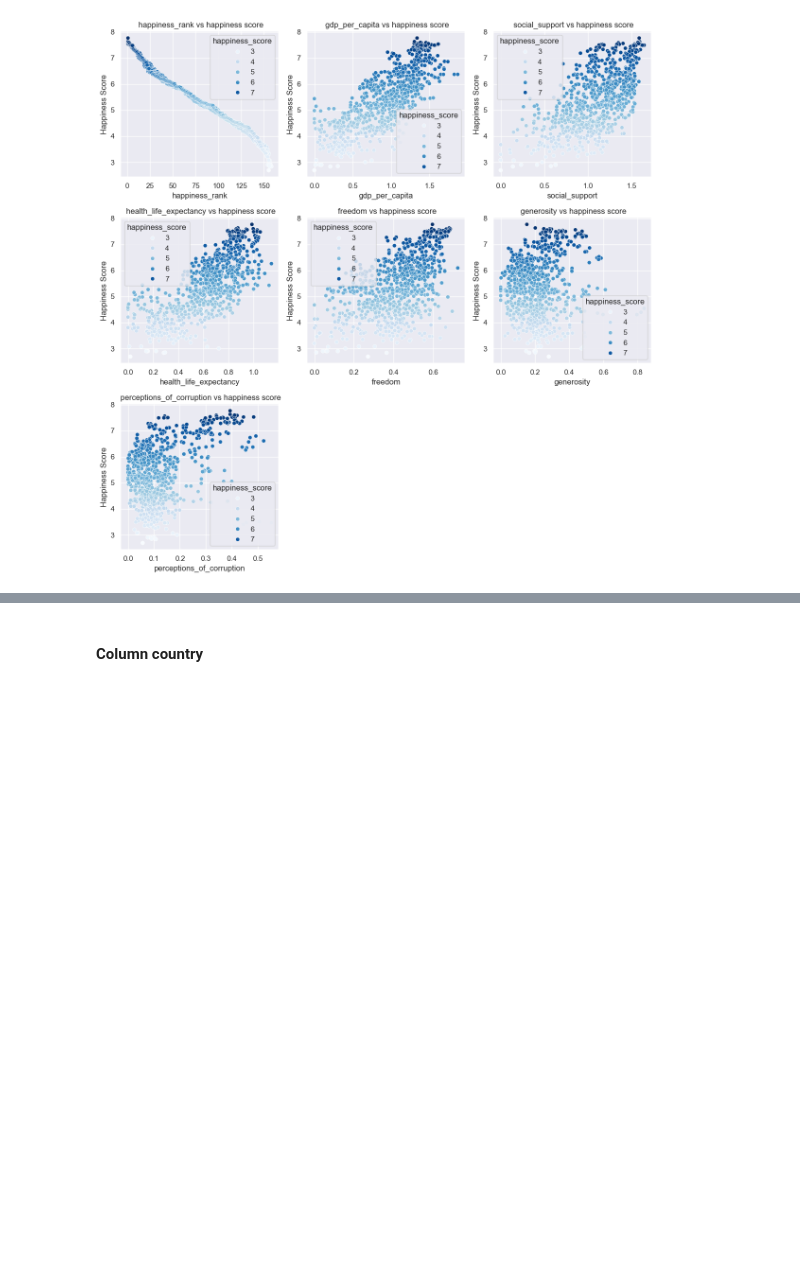
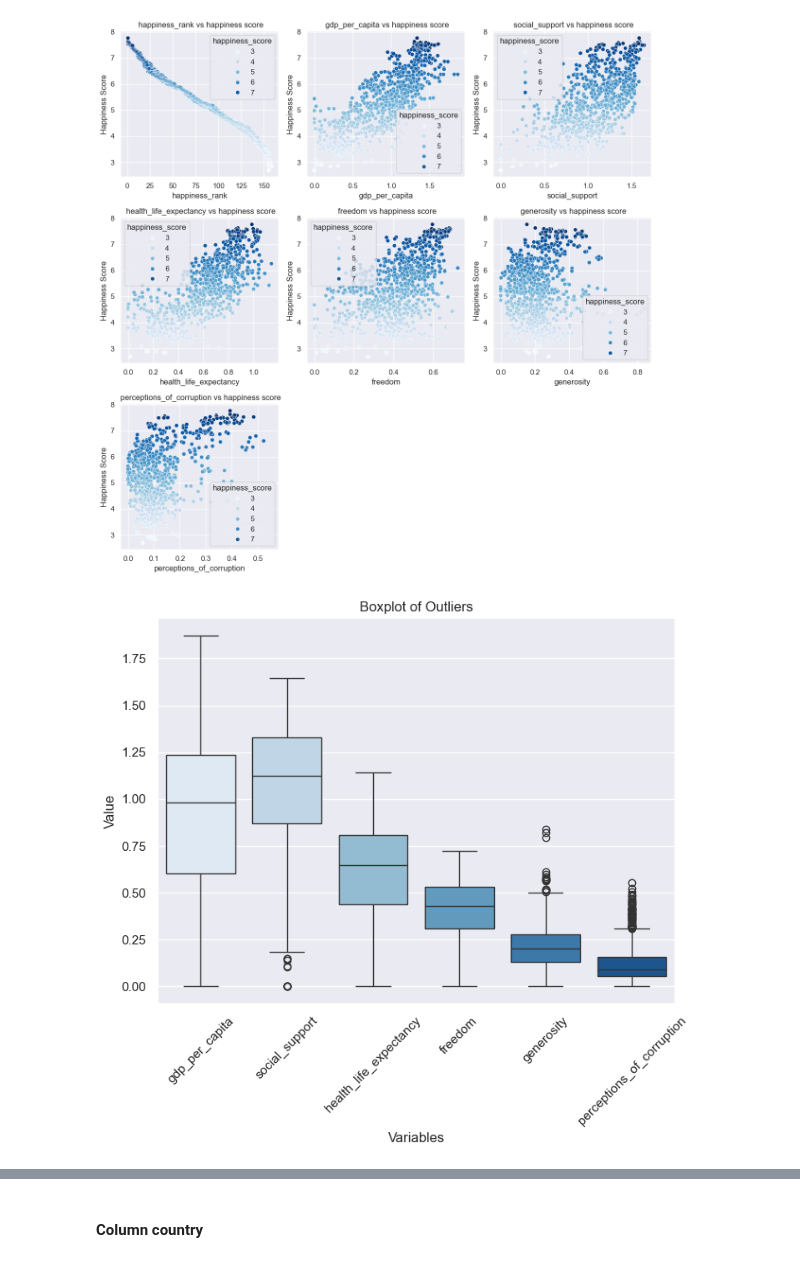
Before and after one commit to ManuelaMayorga/ETL_Workshop_03, a Jupyter notebook: notebooks/001-EDA.ipynb, the cells around one changed output, grey strips where cells are left out. Cells and saved outputs as stored; diff of their text form; code cells hidden in the pictures; blank space fills up the shorter version.

```diff
--- a/notebooks/001-EDA.ipynb
+++ b/notebooks/001-EDA.ipynb
@@ -663,3 +660,15 @@ plt.tight_layout()
 plt.show()
 # %% [output]
 [figure]
+# %%
+delete_column = numeric_columns.drop(columns=['happiness_rank', 'happiness_score'])
+
+plt.figure(figsize=(8, 6))
+sns.boxplot(data=delete_column, palette='Blues')
+plt.title('Boxplot of Outliers')
+plt.xlabel('Variables')
+plt.ylabel('Value')
+plt.xticks(rotation=45)
+plt.show()
+# %% [output]
+[figure, added]
```
Also changed, not shown: parts of 47 cells of this notebook.
